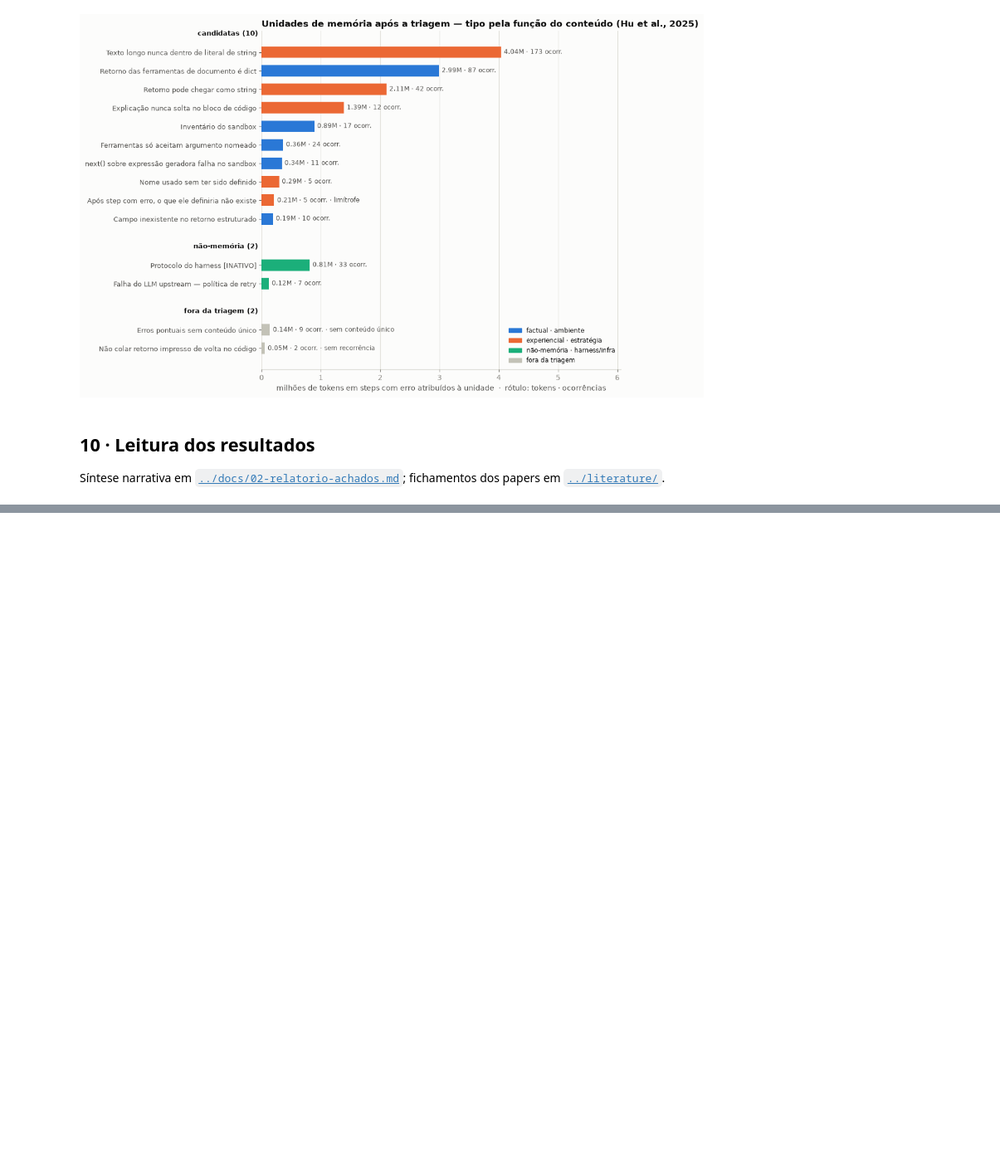
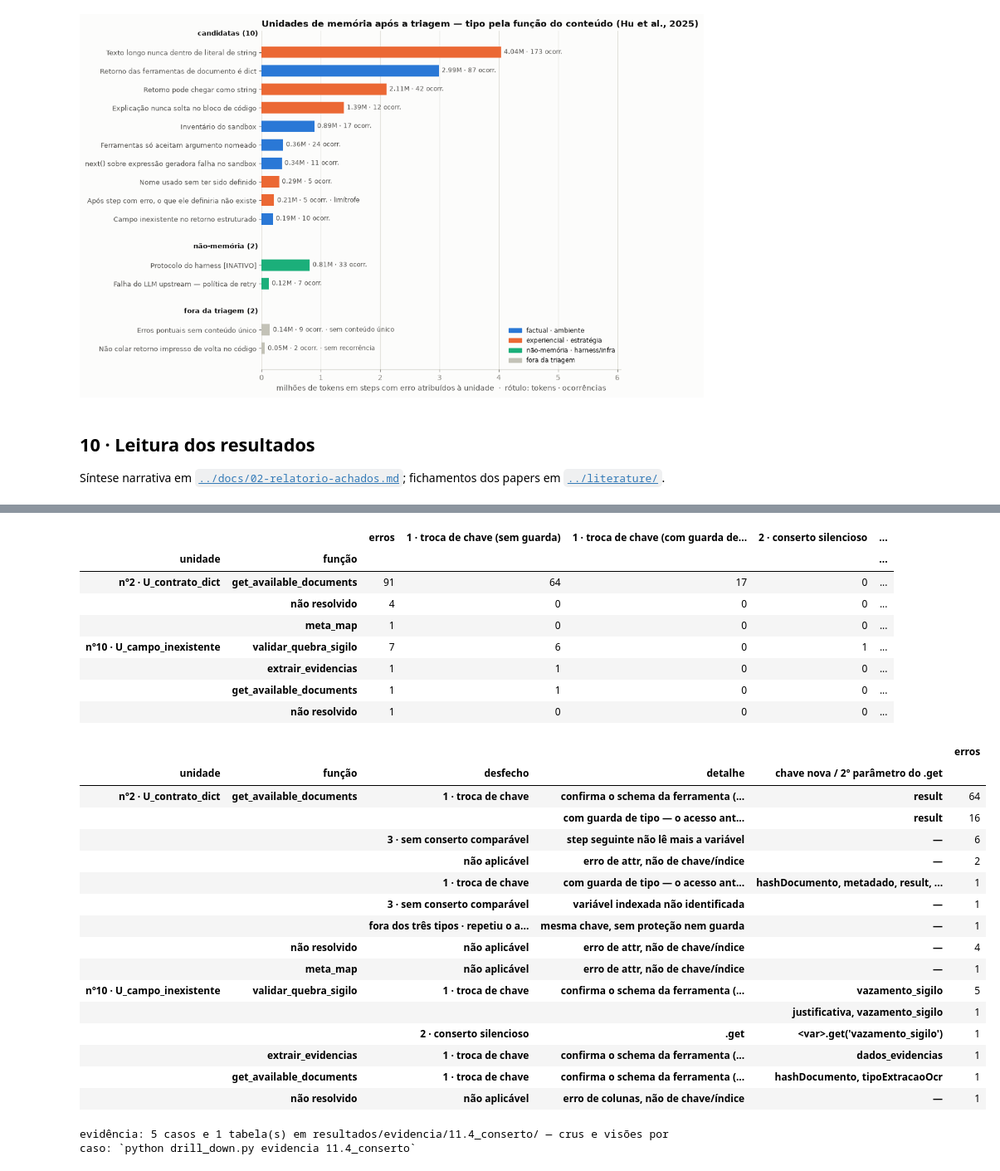
Before and after one commit to rc-ventura/memory_layer_ai_agents, a Jupyter notebook: analysis/2026-09-trace-law-flow/pipeline/analise_trace_esteira_juridica.ipynb, the cells around one changed output, grey strips where cells are left out. Shown at 83% size. Saved outputs shown, nothing was run; the diff lists cells and outputs as text; code cells hidden in the pictures; blank space fills up the shorter version.

```diff
--- a/analysis/2026-09-trace-law-flow/pipeline/analise_trace_esteira_juridica.ipynb
+++ b/analysis/2026-09-trace-law-flow/pipeline/analise_trace_esteira_juridica.ipynb
@@ -2302,0 +2865,51 @@ for (u, fn), g in AUTOCORR.groupby(["unidade", "funcao_origem"], sort=False):
+# %%
+# 11.4 · Passo 3 — o que o agente fez no step seguinte
+AUTOCORR = classificar_conserto(ATRIB, EU, STEPS_P1, CHAVES_REAIS)
+display(tabela_desfechos(AUTOCORR))
+display(tabela_detalhe(AUTOCORR))
+
+# evidência (ver 11.0): por ferramenta, o primeiro caso de cada desfecho de correção — os cinco logs de 03 §1.8
+AC = AUTOCORR.drop(columns="variavel").assign(mes=ATRIB["mes"].values)
+AC["desfecho_de_correcao"] = np.select(
+    [AC["detalhe"].str.startswith("com guarda", na=False), AC["tipo"].eq("1 · troca de chave"), AC["tipo"].eq("2 · conserto silencioso")],
+    ["troca com guarda de tipo", "troca sem guarda", "conserto com .get"], default="")
+registrar_evidencia(
+    "11.4_conserto", "§11.4",
+    "o que o agente fez no step seguinte ao erro — e, junto com o 11.3, que o prompt declara um contrato, a ferramenta "
+    "devolve outro, e o agente descobre a chave real na resposta ao step que falhou (`03-procedimento-validacao.md` §1.8).",
+    "por ferramenta, o primeiro caso, na ordem (mês, exec_id, idx), de cada desfecho de correção do Passo 3 — troca sem "
+    "guarda, troca com guarda de tipo, conserto com `.get` —, no máximo dois por ferramenta.",
+    primeiro_por(AC[AC["desfecho_de_correcao"] != ""], ["funcao_origem", "desfecho_de_correcao"]).groupby("funcao_origem").head(2)
+      .assign(ferramenta=lambda d: d["funcao_origem"],
+              chaves=lambda d: SCH.loc[d.index, "chaves_topo"].map(lambda k: ";".join(k) if k else ""),
+              motivo=lambda d: "primeiro caso do desfecho: " + d["desfecho_de_correcao"])
+      [["exec_id", "role", "idx", "mes", "unidade", "ferramenta", "pedido", "desfecho_de_correcao", "chaves_novas", "chaves", "motivo"]],
+    {"conserto_por_erro": AC})
+# %% [output]
+|  |  | erros | 1 · troca de chave (sem guarda) | 1 · troca de chave (com guarda de... | 2 · conserto silencioso | ... |
+| unidade | função |  |  |  |  | ... |
+| nº2 · U_contrato_dict | get_available_documents | 91 | 64 | 17 | 0 | ... |
+|  | não resolvido | 4 | 0 | 0 | 0 | ... |
+|  | meta_map | 1 | 0 | 0 | 0 | ... |
+| nº10 · U_campo_inexistente | validar_quebra_sigilo | 7 | 6 | 0 | 1 | ... |
+|  | extrair_evidencias | 1 | 1 | 0 | 0 | ... |
+|  | get_available_documents | 1 | 1 | 0 | 0 | ... |
+|  | não resolvido | 1 | 0 | 0 | 0 | ... |
+|  |  |  |  |  | erros |
+| unidade | função | desfecho | detalhe | chave nova / 2º parâmetro do .get |  |
+| nº2 · U_contrato_dict | get_available_documents | 1 · troca de chave | confirma o schema da ferramenta (... | result | 64 |
+|  |  |  | com guarda de tipo — o acesso ant... | result | 16 |
+|  |  | 3 · sem conserto comparável | step seguinte não lê mais a variável | — | 6 |
+|  |  | não aplicável | erro de attr, não de chave/índice | — | 2 |
+|  |  | 1 · troca de chave | com guarda de tipo — o acesso ant... | hashDocumento, metadado, result, ... | 1 |
+|  |  | 3 · sem conserto comparável | variável indexada não identificada | — | 1 |
+|  |  | fora dos três tipos · repetiu o a... | mesma chave, sem proteção nem guarda | — | 1 |
+|  | não resolvido | não aplicável | erro de attr, não de chave/índice | — | 4 |
+|  | meta_map | não aplicável | erro de attr, não de chave/índice | — | 1 |
+| nº10 · U_campo_inexistente | validar_quebra_sigilo | 1 · troca de chave | confirma o schema da ferramenta (... | vazamento_sigilo | 5 |
+|  |  |  |  | justificativa, vazamento_sigilo | 1 |
+|  |  | 2 · conserto silencioso | .get | <var>.get('vazamento_sigilo') | 1 |
+|  | extrair_evidencias | 1 · troca de chave | confirma o schema da ferramenta (... | dados_evidencias | 1 |
+|  | get_available_documents | 1 · troca de chave | confirma o schema da ferramenta (... | hashDocumento, tipoExtracaoOcr | 1 |
+|  | não resolvido | não aplicável | erro de colunas, não de chave/índice | — | 1 |
+evidência: 5 casos e 1 tabela(s) em resultados/evidencia/11.4_conserto/ — crus e visões por caso: `python drill_down.py evidencia 11.4_conserto`
```
Also changed, not shown: parts of 26 cells of this notebook, 8 other files.
